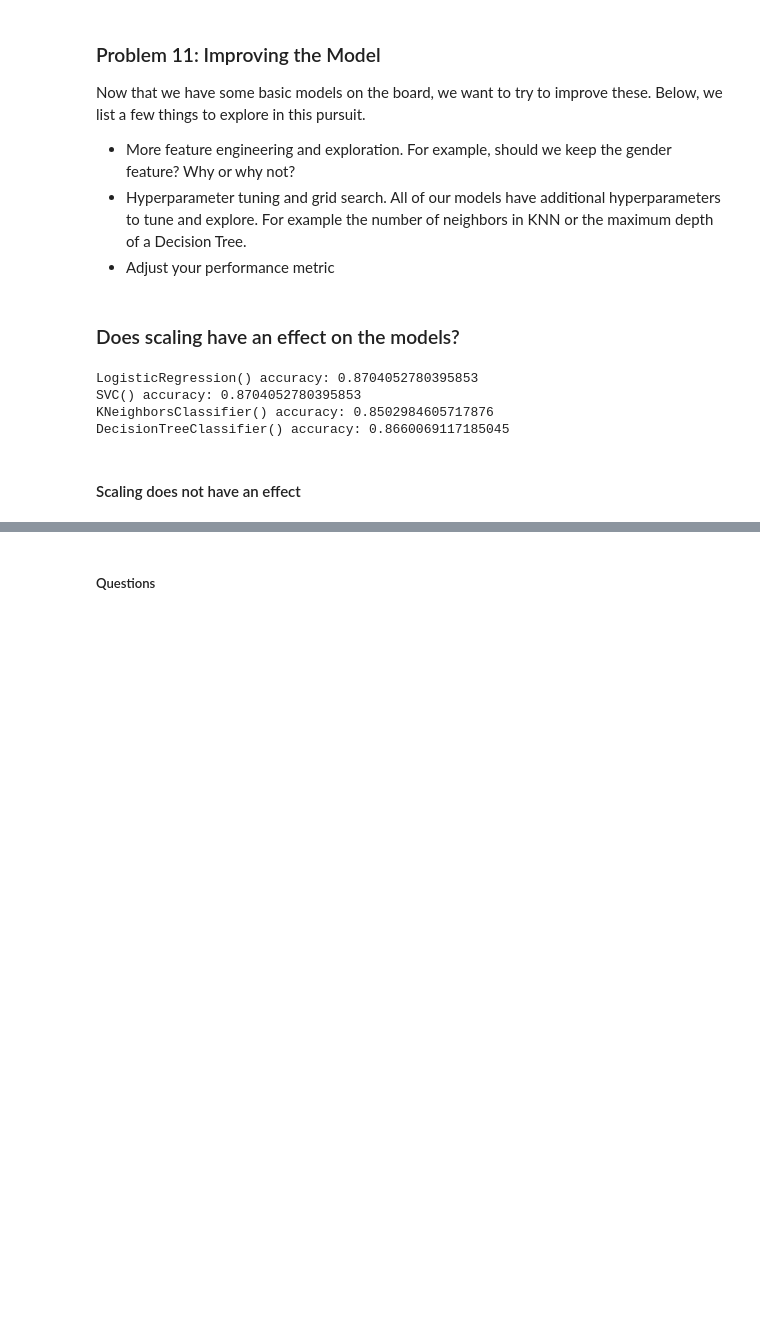
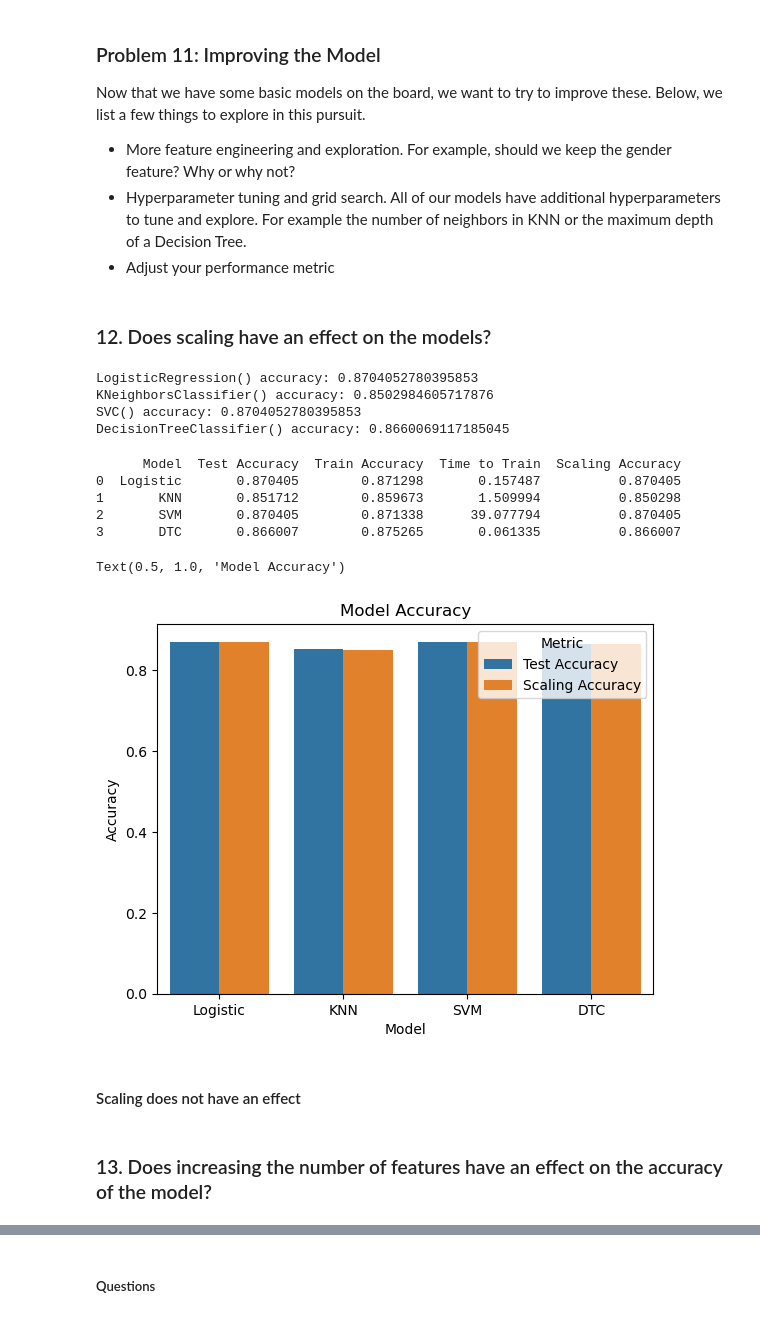
Before and after one commit to pratikbassi/comparingClassifiers, a Jupyter notebook: prompt_III.ipynb, the cells around one changed output, grey strips where cells are left out. Saved outputs shown, nothing was run; the diff lists cells and outputs as text; code cells hidden in the pictures; blank space fills up the shorter version.

Commit message:
added two new tests

```diff
--- a/prompt_III.ipynb
+++ b/prompt_III.ipynb
@@ -285,7 +286,7 @@ Now that we have some basic models on the board, we want to try to improve these
 - Hyperparameter tuning and grid search.  All of our models have additional hyperparameters to tune and explore.  For example the number of neighbors in KNN or the maximum depth of a Decision Tree.
 - Adjust your performance metric
 # %% [markdown]
-### Does scaling have an effect on the models?
+### 12.  Does scaling have an effect on the models?
 # %%
 #Store models in list for testing
 log = LogisticRegression()
@@ -293,8 +294,9 @@ svm = SVC()
 knn = KNC()
 dtc = DTC()
 
-testing = [log, svm, knn, dtc]
+testing = [log, knn, svm, dtc]
 
+results_array = []
 #Test models
 for model in testing:
   pipeline = Pipeline([
@@ -306,10 +308,25 @@ for model in testing:
   predictions = pipeline.predict(X_test)
   accuracy = accuracy_score(predictions, y_test)
   print(f'{model} accuracy: {accuracy}')
+  results_array.append(accuracy)
 # %% [output]
 LogisticRegression() accuracy: 0.8704052780395853
+KNeighborsClassifier() accuracy: 0.8502984605717876
 SVC() accuracy: 0.8704052780395853
-KNeighborsClassifier() accuracy: 0.8502984605717876
 DecisionTreeClassifier() accuracy: 0.8660069117185045
+# %%
+results['Scaling Accuracy'] = results_array
+print(results)
+results_barplot_format = results.melt(id_vars='Model', value_vars=['Test Accuracy', 'Scaling Accuracy'], var_name='Metric', value_name='Accuracy')
+plot = sns.barplot(x='Model', y='Accuracy', hue='Metric', data=results_barplot_format)
+plot.set_title('Model Accuracy')
+# %% [output]
+      Model  Test Accuracy  Train Accuracy  Time to Train  Scaling Accuracy
+0  Logistic       0.870405        0.871298       0.157487          0.870405
+1       KNN       0.851712        0.859673       1.509994          0.850298
+2       SVM       0.870405        0.871338      39.077794          0.870405
+3       DTC       0.866007        0.875265       0.061335          0.866007
+Text(0.5, 1.0, 'Model Accuracy')
+[figure, added]
 # %% [markdown]
 #### Scaling does not have an effect
@@ -317,0 +333,2 @@ DecisionTreeClassifier() accuracy: 0.8660069117185045
+# %% [markdown]
+### 13. Does increasing the number of features have an effect on the accuracy of the model?
```
Also changed, not shown: parts of 12 cells of this notebook.
